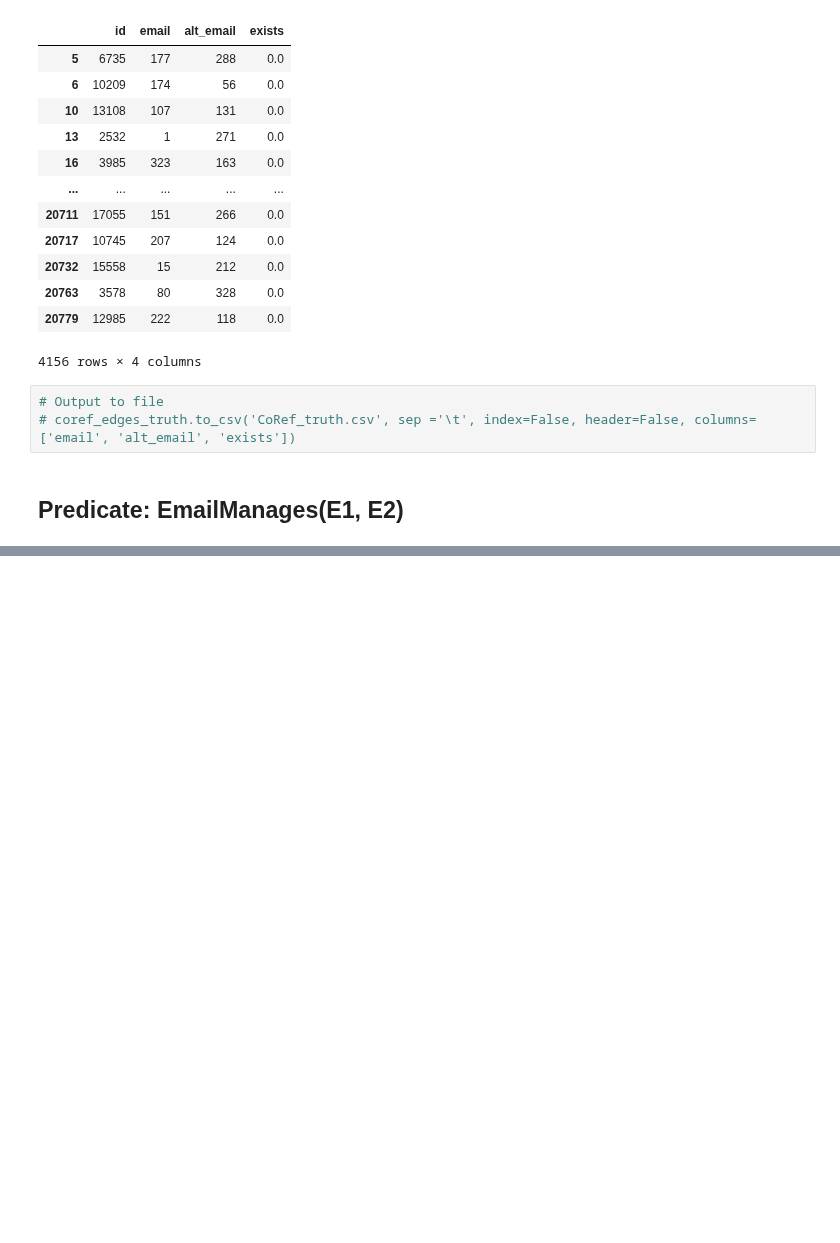
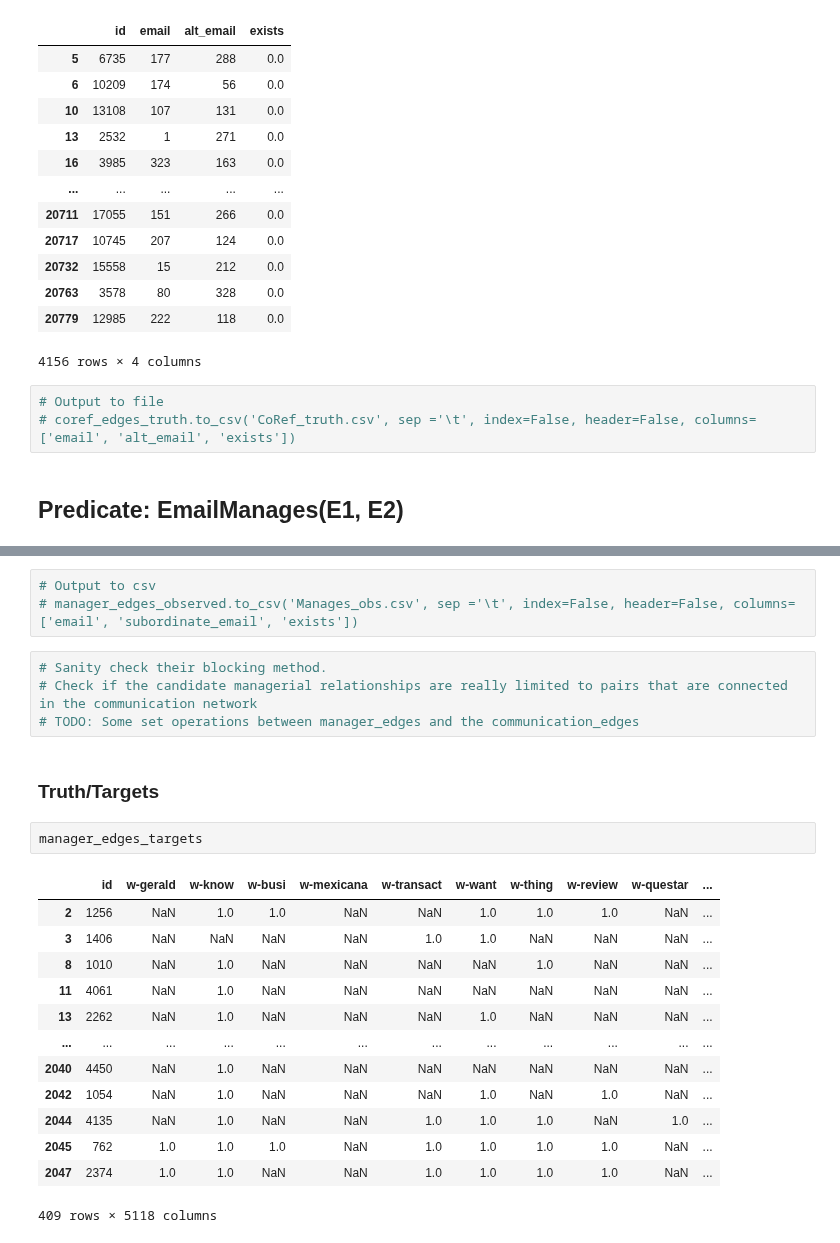
Before and after one commit to linqs/collective-graph-identification, a Jupyter notebook: scripts/Data Refactor.ipynb, the cells around one changed output, grey strips where cells are left out. Cells and saved outputs as stored; diff of their text form; blank space fills up the shorter version.

```diff
--- a/scripts/Data Refactor.ipynb
+++ b/scripts/Data Refactor.ipynb
@@ -445,0 +482,25 @@ coref_edges_truth
+# %%
+# Output to csv
+# manager_edges_observed.to_csv('Manages_obs.csv', sep ='\t', index=False, header=False, columns=['email', 'subordinate_email', 'exists'])
+# %%
+# Sanity check their blocking method.
+# Check if the candidate managerial relationships are really limited to pairs that are connected in the communication network
+# TODO: Some set operations between manager_edges and the communication_edges
+# %% [markdown]
+### Truth/Targets
+# %%
+manager_edges_targets
+# %% [output]
+|  | id | w-gerald | w-know | w-busi | w-mexicana | w-transact | w-want | w-thing | w-review | w-questar | ... |
+| 2 | 1256 | NaN | 1.0 | 1.0 | NaN | NaN | 1.0 | 1.0 | 1.0 | NaN | ... |
+| 3 | 1406 | NaN | NaN | NaN | NaN | 1.0 | 1.0 | NaN | NaN | NaN | ... |
+| 8 | 1010 | NaN | 1.0 | NaN | NaN | NaN | NaN | 1.0 | NaN | NaN | ... |
+| 11 | 4061 | NaN | 1.0 | NaN | NaN | NaN | NaN | NaN | NaN | NaN | ... |
+| 13 | 2262 | NaN | 1.0 | NaN | NaN | NaN | 1.0 | NaN | NaN | NaN | ... |
+| ... | ... | ... | ... | ... | ... | ... | ... | ... | ... | ... | ... |
+| 2040 | 4450 | NaN | 1.0 | NaN | NaN | NaN | NaN | NaN | NaN | NaN | ... |
+| 2042 | 1054 | NaN | 1.0 | NaN | NaN | NaN | 1.0 | NaN | 1.0 | NaN | ... |
+| 2044 | 4135 | NaN | 1.0 | NaN | NaN | 1.0 | 1.0 | 1.0 | NaN | 1.0 | ... |
+| 2045 | 762 | 1.0 | 1.0 | 1.0 | NaN | 1.0 | 1.0 | 1.0 | 1.0 | NaN | ... |
+| 2047 | 2374 | 1.0 | 1.0 | NaN | NaN | 1.0 | 1.0 | 1.0 | 1.0 | NaN | ... |
+409 rows × 5118 columns
```
Also changed, not shown: parts of 4 cells of this notebook.
